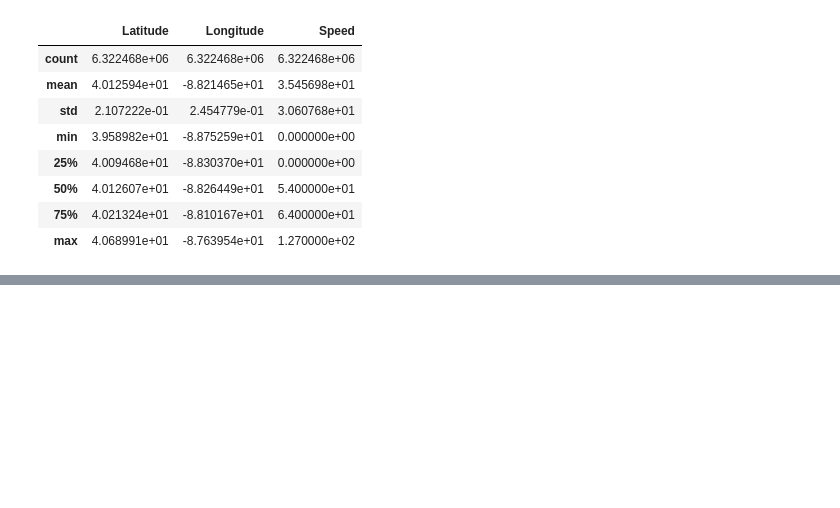
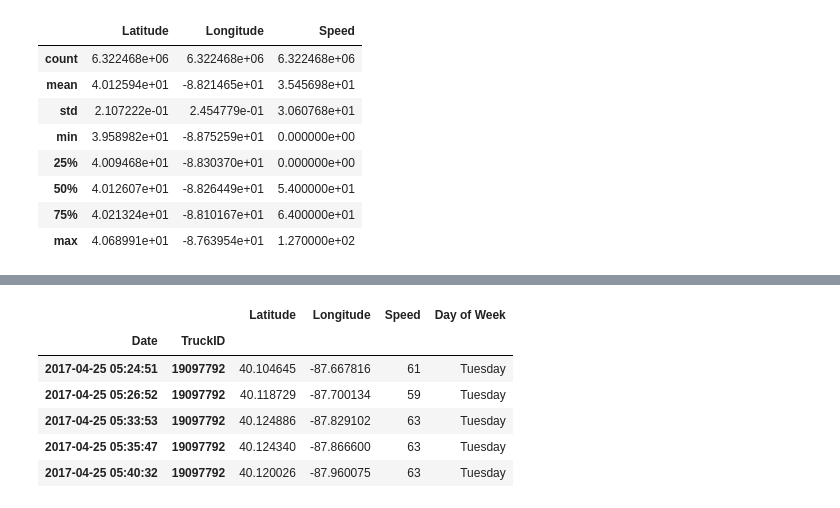
Before and after one commit to racovarrubias/TrafficFlow, a Jupyter notebook: Notebooks/GroupBy Examples.ipynb, the cells around one changed output, grey strips where cells are left out. Saved outputs shown, nothing was run; the diff lists cells and outputs as text; code cells hidden in the pictures; blank space fills up the shorter version.

```diff
--- a/Notebooks/GroupBy Examples.ipynb
+++ b/Notebooks/GroupBy Examples.ipynb
@@ -85,0 +95,10 @@ flowApril.describe()
+# %%
+flowApril.head(5)
+# %% [output]
+|  |  | Latitude | Longitude | Speed | Day of Week |
+| Date | TruckID |  |  |  |  |
+| 2017-04-25 05:24:51 | 19097792 | 40.104645 | -87.667816 | 61 | Tuesday |
+| 2017-04-25 05:26:52 | 19097792 | 40.118729 | -87.700134 | 59 | Tuesday |
+| 2017-04-25 05:33:53 | 19097792 | 40.124886 | -87.829102 | 63 | Tuesday |
+| 2017-04-25 05:35:47 | 19097792 | 40.124340 | -87.866600 | 63 | Tuesday |
+| 2017-04-25 05:40:32 | 19097792 | 40.120026 | -87.960075 | 63 | Tuesday |
```
Also changed, not shown: parts of 10 cells of this notebook.
